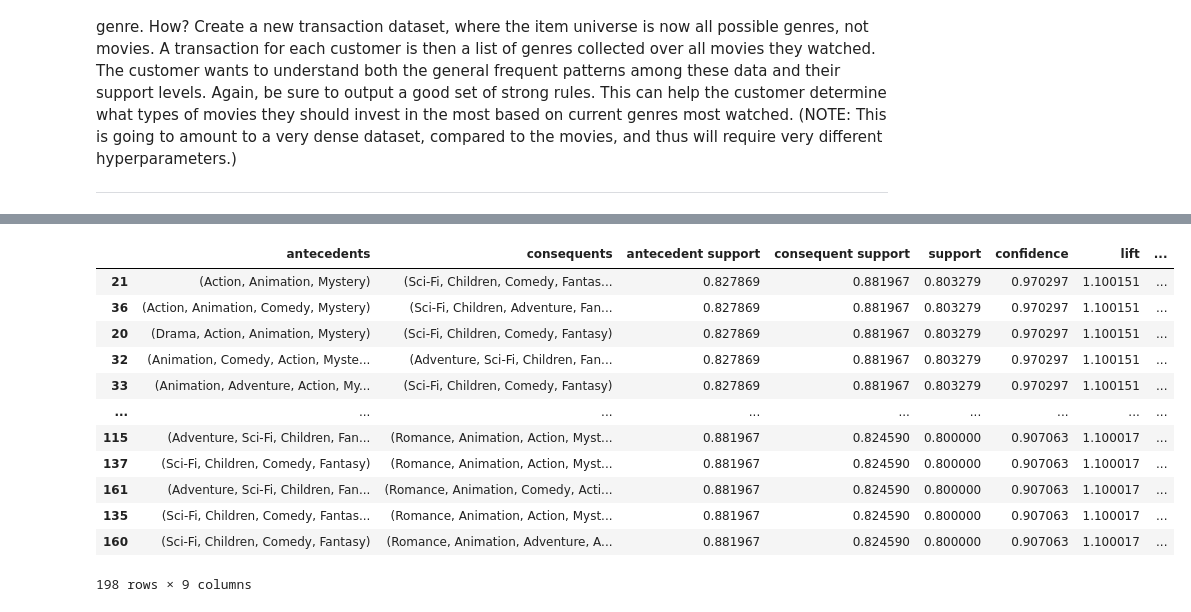
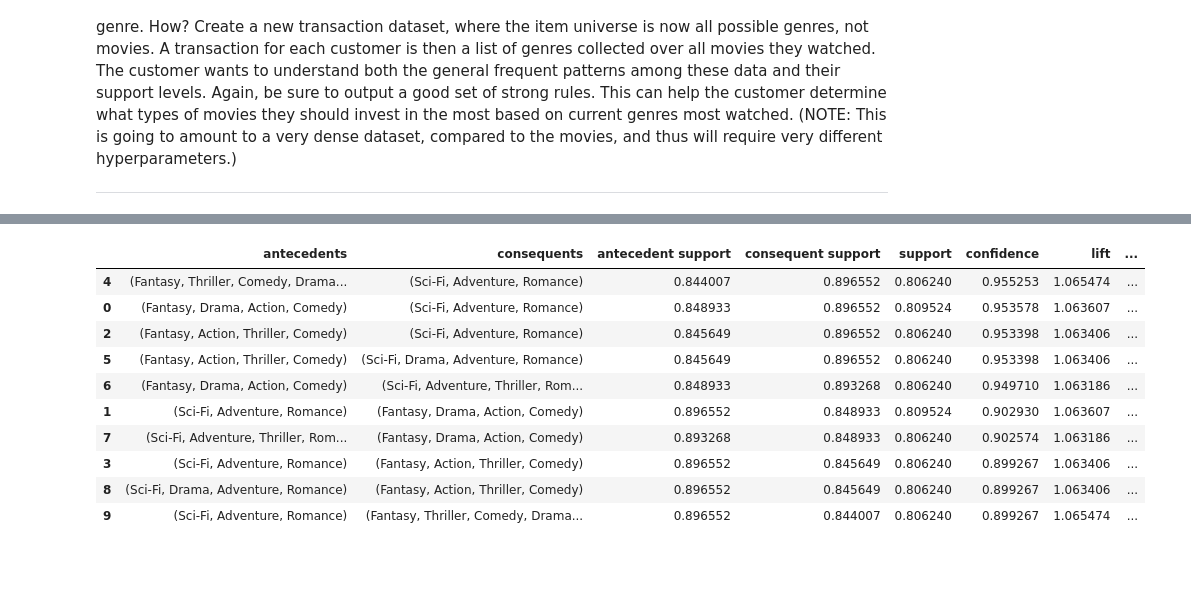
Before and after one commit to jaschaeff/DataMiningIntro, a Jupyter notebook: hw/hw1.ipynb, the cells around one changed output, grey strips where cells are left out. Drawn from its saved outputs; the diff is of its cells as text; code cells hidden in the pictures; blank space fills up the shorter version.

```diff
--- a/hw/hw1.ipynb
+++ b/hw/hw1.ipynb
@@ -258,0 +659,9 @@ df_titles = df_titles.drop(["movieId","title"], axis = 1)
+# %%
+df_ratings = pd.read_csv("../data/ml-latest-small/ratings.csv")
+df_movies = pd.read_csv("../data/ml-latest-small/movies.csv")
+df_ratings = df_ratings.drop(columns = ['timestamp'], errors = "ignore")
+# %%
+df_titles = df_ratings.merge(right = df_movies, right_on = 'movieId', left_on = 'movieId')
+df_titles = df_titles.sort_values(['userId','movieId'])
+df_titles = df_titles.drop(["movieId","title"], axis = 1)
+df_titles
@@ -258,0 +682,4 @@ df_titles = df_titles.drop(["movieId","title"], axis = 1)
+# %%
+#Drop ratings under 3
+df_titles = df_titles[df_titles.rating > 3]
+df_titles
@@ -279,21 +747,17 @@ genre_binarized = genre_binarized.drop("IMAX",axis = 1)
 # %%
-#Generate supports
-genre_support = fpgrowth(genre_binarized, min_support=0.8, use_colnames=True)
 #even with min support of .8, since the dataset is dense, we get 6400 results
-genre_rules = association_rules(genre_support, metric = "lift", min_threshold=1.1)
+genre_rules = association_rules(genre_support, metric = "lift", min_threshold=1.062)
 genre_rules = genre_rules.sort_values(by = "confidence", ascending = False)
 genre_rules
 # %% [output]
 |  | antecedents | consequents | antecedent support | consequent support | support | confidence | lift | ... |
-| 21 | (Action, Animation, Mystery) | (Sci-Fi, Children, Comedy, Fantas... | 0.827869 | 0.881967 | 0.803279 | 0.970297 | 1.100151 | ... |
-| 36 | (Action, Animation, Comedy, Mystery) | (Sci-Fi, Children, Adventure, Fan... | 0.827869 | 0.881967 | 0.803279 | 0.970297 | 1.100151 | ... |
-| 20 | (Drama, Action, Animation, Mystery) | (Sci-Fi, Children, Comedy, Fantasy) | 0.827869 | 0.881967 | 0.803279 | 0.970297 | 1.100151 | ... |
-| 32 | (Animation, Comedy, Action, Myste... | (Adventure, Sci-Fi, Children, Fan... | 0.827869 | 0.881967 | 0.803279 | 0.970297 | 1.100151 | ... |
-| 33 | (Animation, Adventure, Action, My... | (Sci-Fi, Children, Comedy, Fantasy) | 0.827869 | 0.881967 | 0.803279 | 0.970297 | 1.100151 | ... |
-| ... | ... | ... | ... | ... | ... | ... | ... | ... |
-| 115 | (Adventure, Sci-Fi, Children, Fan... | (Romance, Animation, Action, Myst... | 0.881967 | 0.824590 | 0.800000 | 0.907063 | 1.100017 | ... |
-| 137 | (Sci-Fi, Children, Comedy, Fantasy) | (Romance, Animation, Action, Myst... | 0.881967 | 0.824590 | 0.800000 | 0.907063 | 1.100017 | ... |
-| 161 | (Adventure, Sci-Fi, Children, Fan... | (Romance, Animation, Comedy, Acti... | 0.881967 | 0.824590 | 0.800000 | 0.907063 | 1.100017 | ... |
-| 135 | (Sci-Fi, Children, Comedy, Fantas... | (Romance, Animation, Action, Myst... | 0.881967 | 0.824590 | 0.800000 | 0.907063 | 1.100017 | ... |
-| 160 | (Sci-Fi, Children, Comedy, Fantasy) | (Romance, Animation, Adventure, A... | 0.881967 | 0.824590 | 0.800000 | 0.907063 | 1.100017 | ... |
+| 4 | (Fantasy, Thriller, Comedy, Drama... | (Sci-Fi, Adventure, Romance) | 0.844007 | 0.896552 | 0.806240 | 0.955253 | 1.065474 | ... |
+| 0 | (Fantasy, Drama, Action, Comedy) | (Sci-Fi, Adventure, Romance) | 0.848933 | 0.896552 | 0.809524 | 0.953578 | 1.063607 | ... |
+| 2 | (Fantasy, Action, Thriller, Comedy) | (Sci-Fi, Adventure, Romance) | 0.845649 | 0.896552 | 0.806240 | 0.953398 | 1.063406 | ... |
+| 5 | (Fantasy, Action, Thriller, Comedy) | (Sci-Fi, Drama, Adventure, Romance) | 0.845649 | 0.896552 | 0.806240 | 0.953398 | 1.063406 | ... |
+| 6 | (Fantasy, Drama, Action, Comedy) | (Sci-Fi, Adventure, Thriller, Rom... | 0.848933 | 0.893268 | 0.806240 | 0.949710 | 1.063186 | ... |
+| 1 | (Sci-Fi, Adventure, Romance) | (Fantasy, Drama, Action, Comedy) | 0.896552 | 0.848933 | 0.809524 | 0.902930 | 1.063607 | ... |
+| 7 | (Sci-Fi, Adventure, Thriller, Rom... | (Fantasy, Drama, Action, Comedy) | 0.893268 | 0.848933 | 0.806240 | 0.902574 | 1.063186 | ... |
+| 3 | (Sci-Fi, Adventure, Romance) | (Fantasy, Action, Thriller, Comedy) | 0.896552 | 0.845649 | 0.806240 | 0.899267 | 1.063406 | ... |
+| 8 | (Sci-Fi, Drama, Adventure, Romance) | (Fantasy, Action, Thriller, Comedy) | 0.896552 | 0.845649 | 0.806240 | 0.899267 | 1.063406 | ... |
+| 9 | (Sci-Fi, Adventure, Romance) | (Fantasy, Thriller, Comedy, Drama... | 0.896552 | 0.844007 | 0.806240 | 0.899267 | 1.065474 | ... |
-198 rows × 9 columns
```
Also changed, not shown: parts of 48 cells of this notebook.
